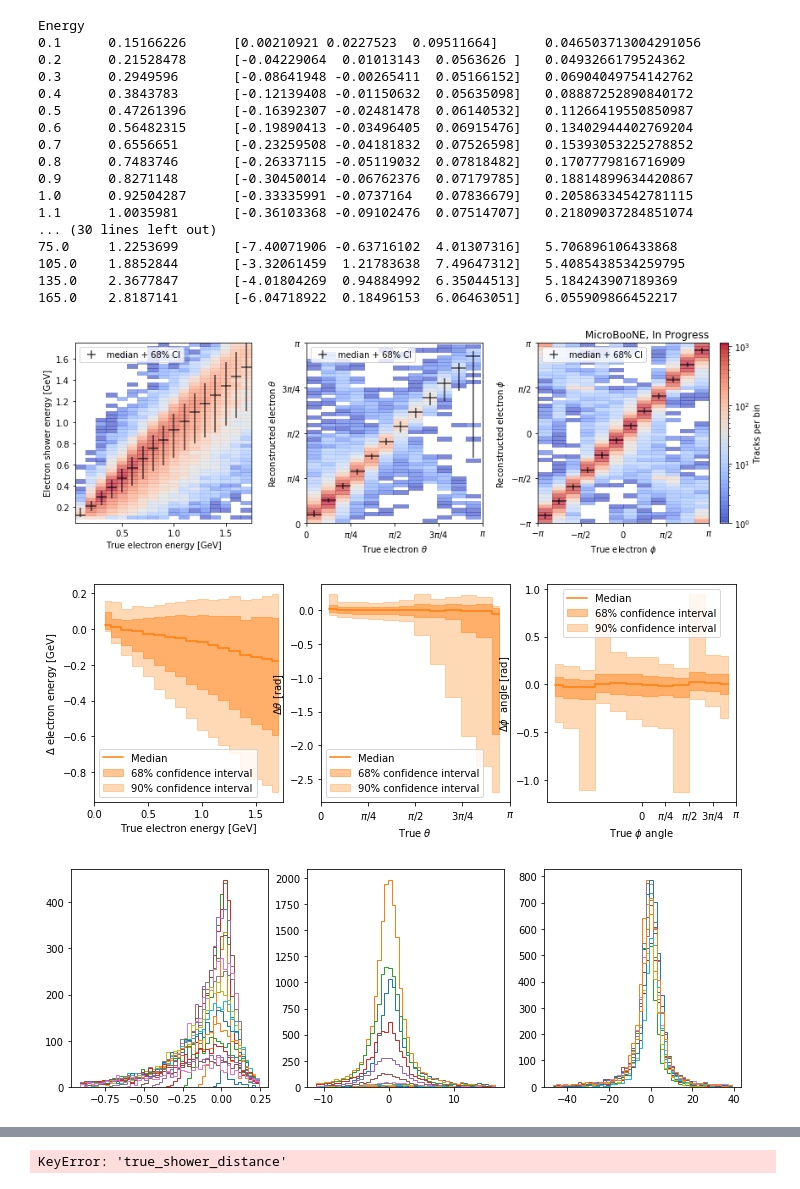
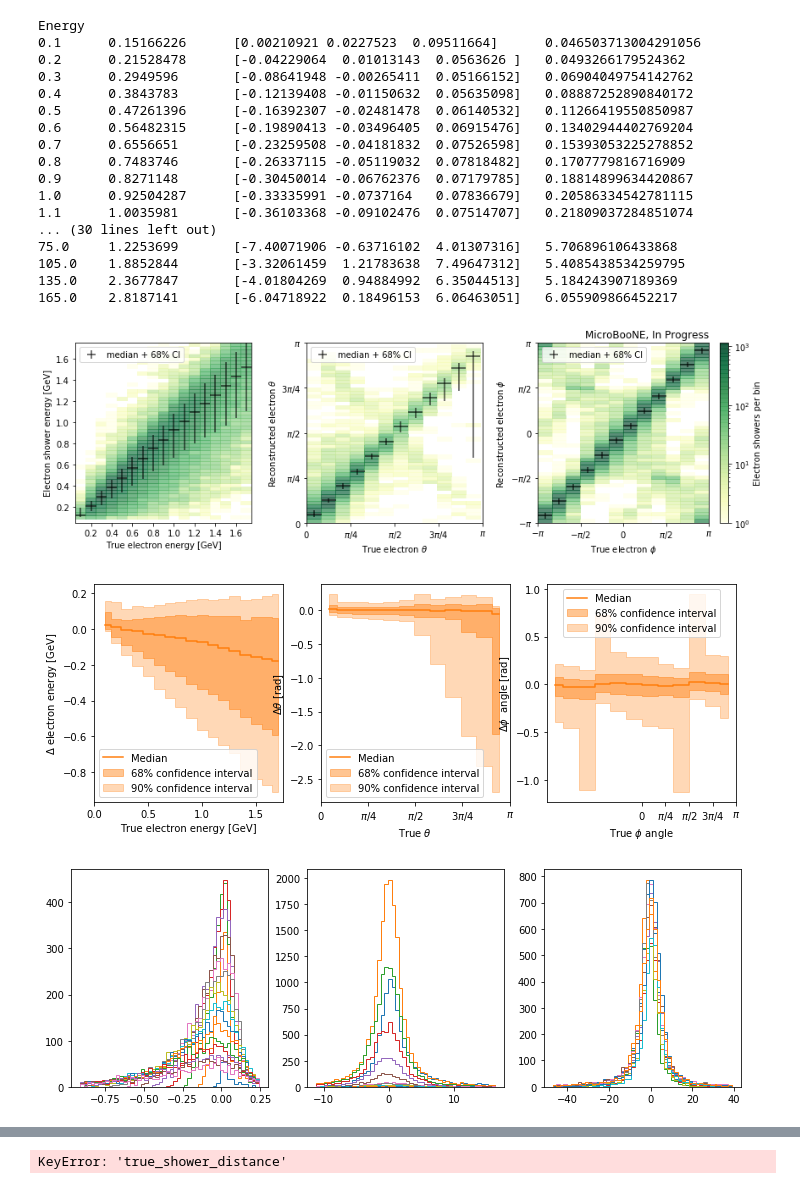
Before and after one commit to Wouter-VDP/nuecc_python, a Jupyter notebook: NueTruePlots.ipynb, the cells around one changed output, grey strips where cells are left out. Cells and saved outputs as stored; diff of their text form; code cells hidden in the pictures.

```diff
--- a/NueTruePlots.ipynb
+++ b/NueTruePlots.ipynb
@@ -590,7 +590,7 @@ fld_reco = "e_reco_y"
 h, x_edges, y_edges, im = ax[0].hist2d(
     daughters.eval(fld_mc),
     daughters.eval(fld_reco),
-    cmap="coolwarm",
+    cmap="YlGn",
     bins=(n_x, n_y),
     alpha=0.65,
     norm=colors.LogNorm(),
@@ -601,6 +601,7 @@ ax[0].set_ylabel("Electron shower energy [GeV]")
 mids, mean, err, quants = getResolution(
     daughters.eval(fld_mc), daughters.eval(fld_reco), x_edges, ax2[0]
 )
+ax[0].set_xticks([0.2, 0.4, 0.6, 0.8, 1, 1.2, 1.4, 1.6])
 ax[0].errorbar(
     mids,
     mean,
@@ -643,7 +644,7 @@ fld_mc, fld_reco = "backtracked_theta", "shr_theta_v"
 h, x_edges, y_edges, im = ax[1].hist2d(
     daughters[fld_mc],
     daughters[fld_reco],
-    cmap="coolwarm",
+    cmap="YlGn",
     bins=(n_x, n_y),
     alpha=0.65,
     norm=colors.LogNorm(),
@@ -703,7 +704,7 @@ fld_mc, fld_reco = "backtracked_phi", "shr_phi_v"
 h, x_edges, y_edges, im = ax[2].hist2d(
     daughters[fld_mc],
     daughters[fld_reco],
-    cmap="coolwarm",
+    cmap="YlGn",
     bins=(n_x, n_y),
     alpha=0.65,
     norm=colors.LogNorm(),
@@ -751,35 +752,35 @@ ax_res[2].fill_between(
     label="90% confidence interval",
 )
 ax_res[2].set_xticks(helper.theta_ticks)
 ax_res[2].set_xticklabels(helper.theta_labs)
 ax_res[2].set_xlabel(r"True $\phi$ angle")
 ax_res[2].set_ylabel(r"$\Delta \phi$  angle [rad]")
 ax_res[2].set_xlim(-np.pi, np.pi)
 ax_res[2].legend(loc="upper center")
 
 clb = fig.colorbar(im, ax=ax[2])
-clb.set_label("Tracks per bin", rotation=90)
+clb.set_label("Electron showers per bin", rotation=90)
 fig.tight_layout()
 fig.savefig(output_dir + "thesis_electron_resolution.pdf")
 # %% [output]
 Energy
 0.1      0.15166226      [0.00210921 0.0227523  0.09511664]      0.046503713004291056
 0.2      0.21528478      [-0.04229064  0.01013143  0.0563626 ]   0.0493266179524362
 0.3      0.2949596       [-0.08641948 -0.00265411  0.05166152]   0.06904049754142762
 0.4      0.3843783       [-0.12139408 -0.01150632  0.05635098]   0.08887252890840172
 0.5      0.47261396      [-0.16392307 -0.02481478  0.06140532]   0.11266419550850987
 0.6      0.56482315      [-0.19890413 -0.03496405  0.06915476]   0.13402944402769204
 0.7      0.6556651       [-0.23259508 -0.04181832  0.07526598]   0.15393053225278852
 0.8      0.7483746       [-0.26337115 -0.05119032  0.07818482]   0.1707779816716909
 0.9      0.8271148       [-0.30450014 -0.06762376  0.07179785]   0.18814899634420867
 1.0      0.92504287      [-0.33335991 -0.0737164   0.07836679]   0.20586334542781115
 1.1      1.0035981       [-0.36103368 -0.09102476  0.07514707]   0.21809037284851074
 ... (30 lines left out)
 75.0     1.2253699       [-7.40071906 -0.63716102  4.01307316]   5.706896106433868
 105.0    1.8852844       [-3.32061459  1.21783638  7.49647312]   5.4085438534259795
 135.0    2.3677847       [-4.01804269  0.94884992  6.35044513]   5.184243907189369
 165.0    2.8187141       [-6.04718922  0.18496153  6.06463051]   6.055909866452217
-[figure, old version]
+[figure, new version]
 [figure]
 [figure]
 [interactive output not drawn]
```
Also changed, not shown: parts of 2 cells of this notebook, 39 other files.
